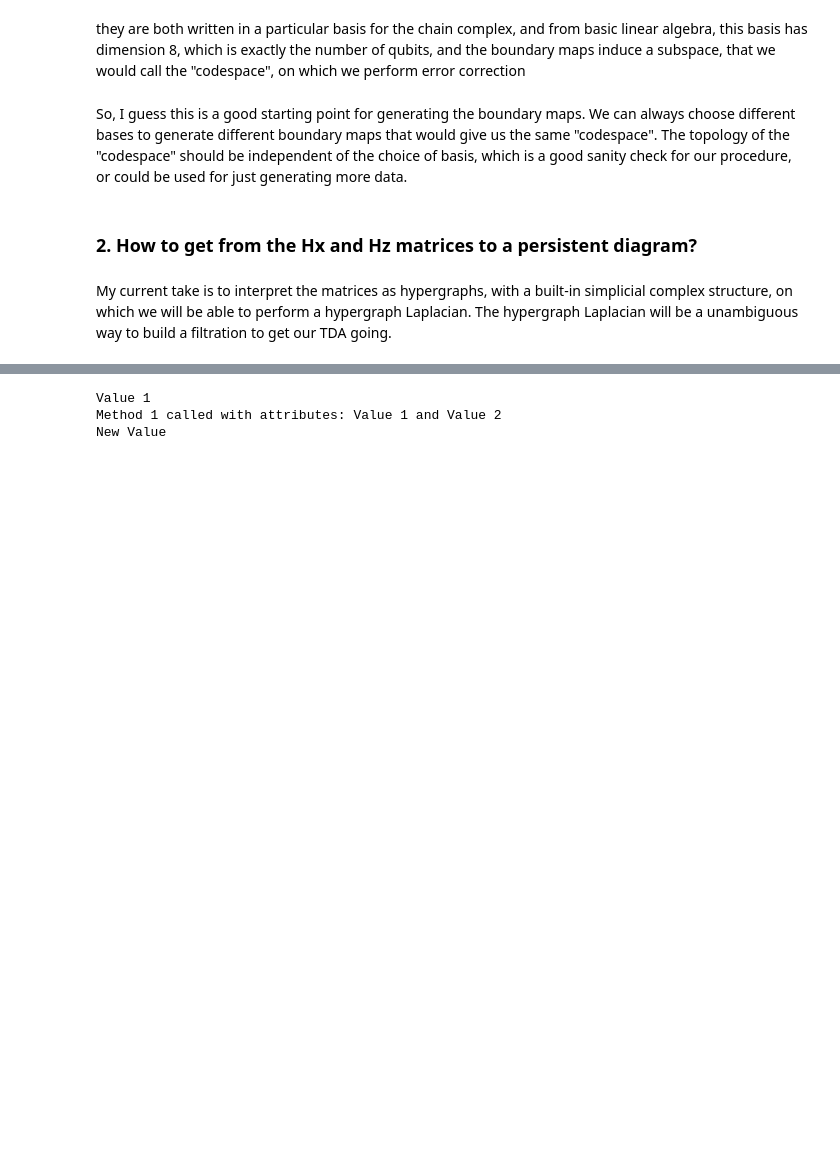
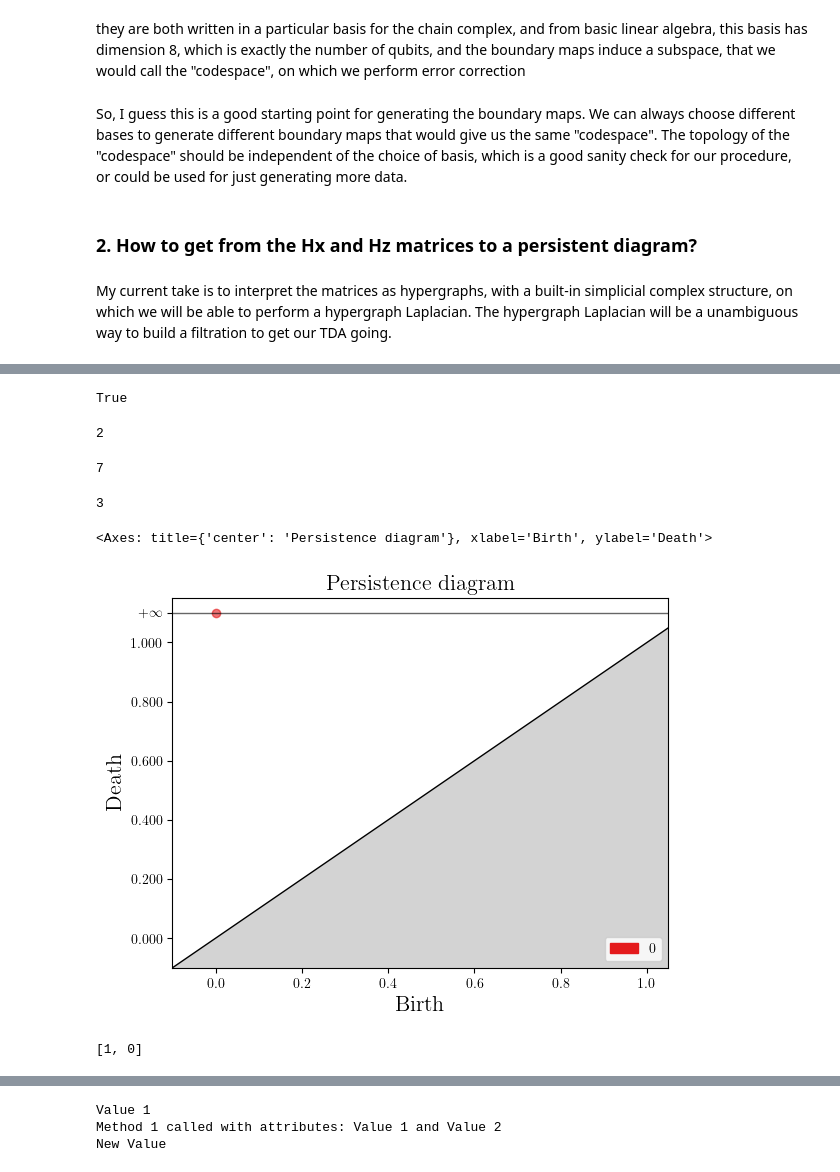
Before and after one commit to ricohasgithub/sprinkles-tda, a Jupyter notebook: data_gen.ipynb, the cells around one changed output, grey strips where cells are left out. Cells and saved outputs as stored; diff of their text form; code cells hidden in the pictures; blank space fills up the shorter version.

```diff
--- a/data_gen.ipynb
+++ b/data_gen.ipynb
@@ -74,0 +89,45 @@ My current take is to interpret the matrices as hypergraphs, with a built-in sim
+# %%
+# Create a Simplex Tree
+st = gd.SimplexTree()
+# %%
+# Assume simplicial_stream is your input simplicial stream.
+# Here, you should add simplices to the simplex tree.
+# For example, adding some simplices manually:
+st.insert([0])
+st.insert([1])
+st.insert([0, 1])
+st.insert([2])
+st.insert([1, 2])
+st.insert([0, 2])
+st.insert([0, 1, 2])
+# %% [output]
+True
+# %%
+st.dimension()
+# %% [output]
+2
+# %%
+st.num_simplices()
+# %% [output]
+7
+# %%
+st.num_vertices()
+# %% [output]
+3
+# %%
+# Insert your simplicial stream here
+# for simplex in simplicial_stream:
+#     st.insert(simplex)
+
+# Compute persistence
+diag = st.persistence()
+
+# Plotting the persistence diagram
+gd.plot_persistence_diagram(diag)
+# %% [output]
+<Axes: title={'center': 'Persistence diagram'}, xlabel='Birth', ylabel='Death'>
+[figure, added]
+# %%
+st.betti_numbers()
+# %% [output]
+[1, 0]
```
Also changed, not shown: parts of 13 cells of this notebook.
